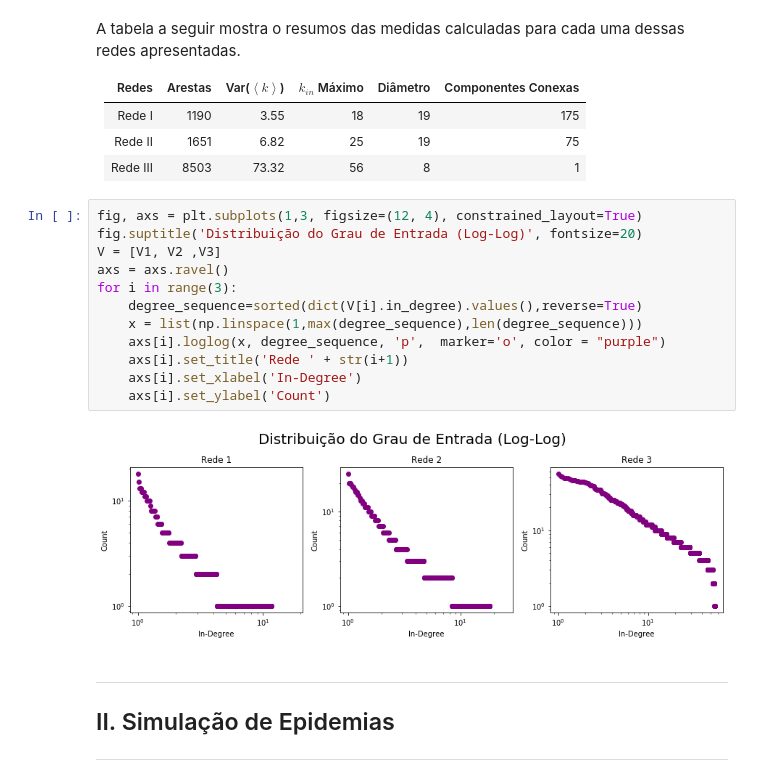
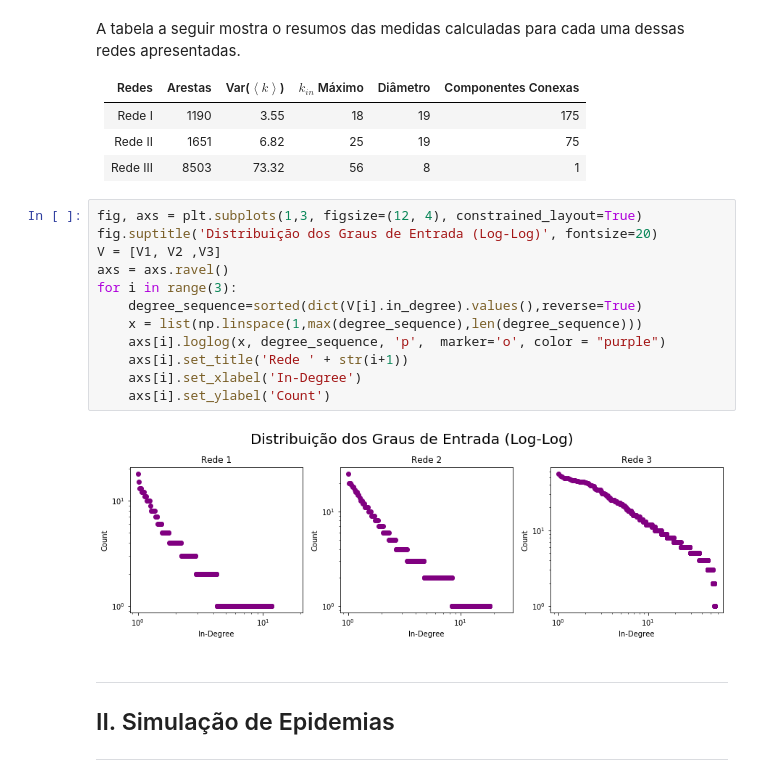
Before and after one commit to anacwagner/FGV_EMAp_Mestrado, a Jupyter notebook: Redes-Complexas-2019/Trabalho Redes - Respostas.ipynb, the cells around one changed output. Saved outputs shown, nothing was run; the diff lists cells and outputs as text.

```diff
--- a/Redes-Complexas-2019/Trabalho Redes - Respostas.ipynb
+++ b/Redes-Complexas-2019/Trabalho Redes - Respostas.ipynb
@@ -425,18 +425,18 @@ A tabela a seguir mostra o resumos das medidas calculadas para cada uma dessas r
 | Rede III 	| 8503 	| 73.32 	| 56 	| 8 	| 1 	|
 # %%
 fig, axs = plt.subplots(1,3, figsize=(12, 4), constrained_layout=True)
-fig.suptitle('Distribuição do Grau de Entrada (Log-Log)', fontsize=20)
+fig.suptitle('Distribuição dos Graus de Entrada (Log-Log)', fontsize=20)
 V = [V1, V2 ,V3]
 axs = axs.ravel()
 for i in range(3):
     degree_sequence=sorted(dict(V[i].in_degree).values(),reverse=True)
     x = list(np.linspace(1,max(degree_sequence),len(degree_sequence)))
     axs[i].loglog(x, degree_sequence, 'p',  marker='o', color = "purple")
     axs[i].set_title('Rede ' + str(i+1))
     axs[i].set_xlabel('In-Degree')
     axs[i].set_ylabel('Count')
 # %% [output]
-[figure, old version]
+[figure, new version]
 # %% [markdown]
 ___
 ## II. Simulação de Epidemias
```
Also changed, not shown: parts of 28 cells of this notebook.
